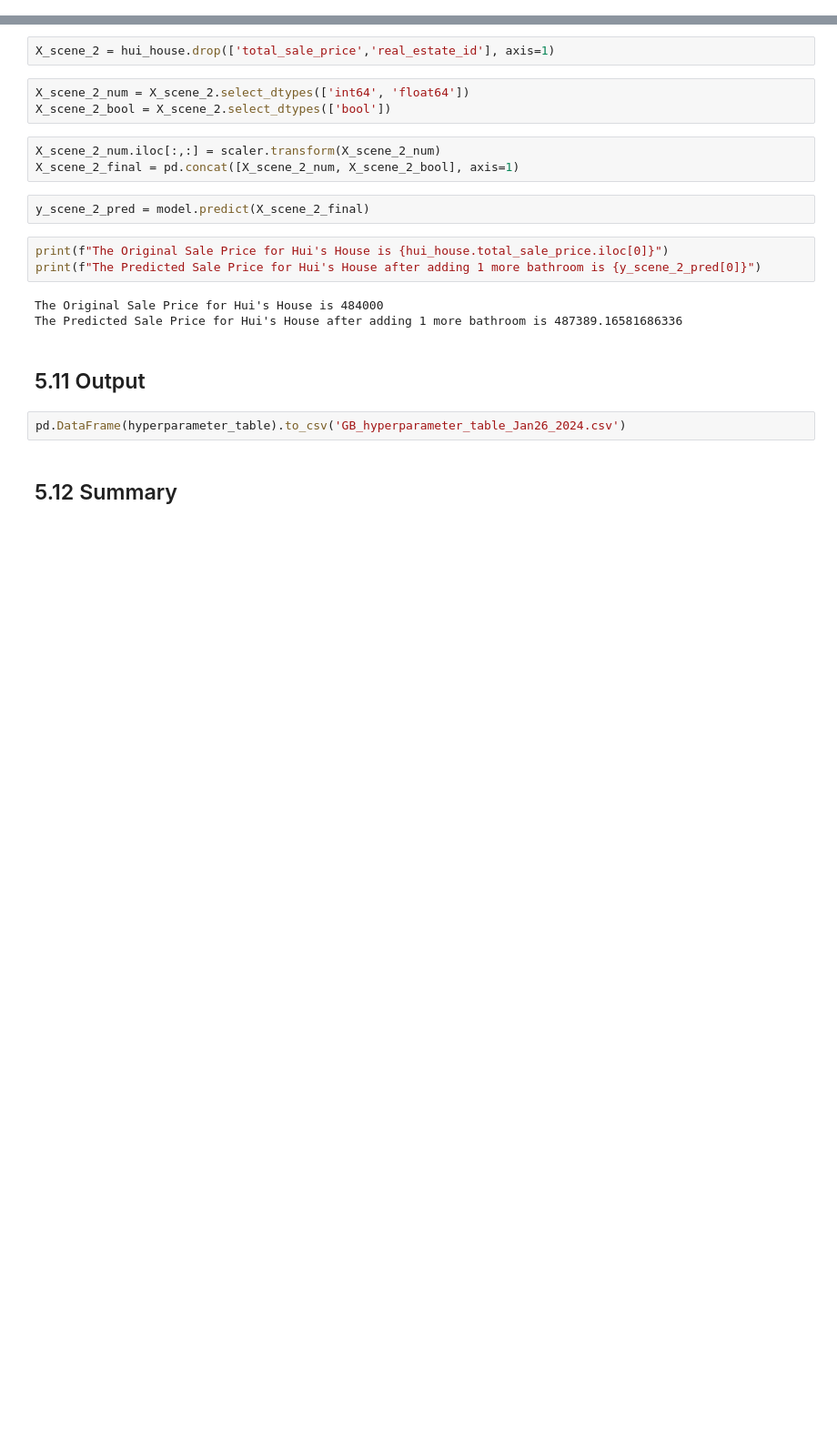
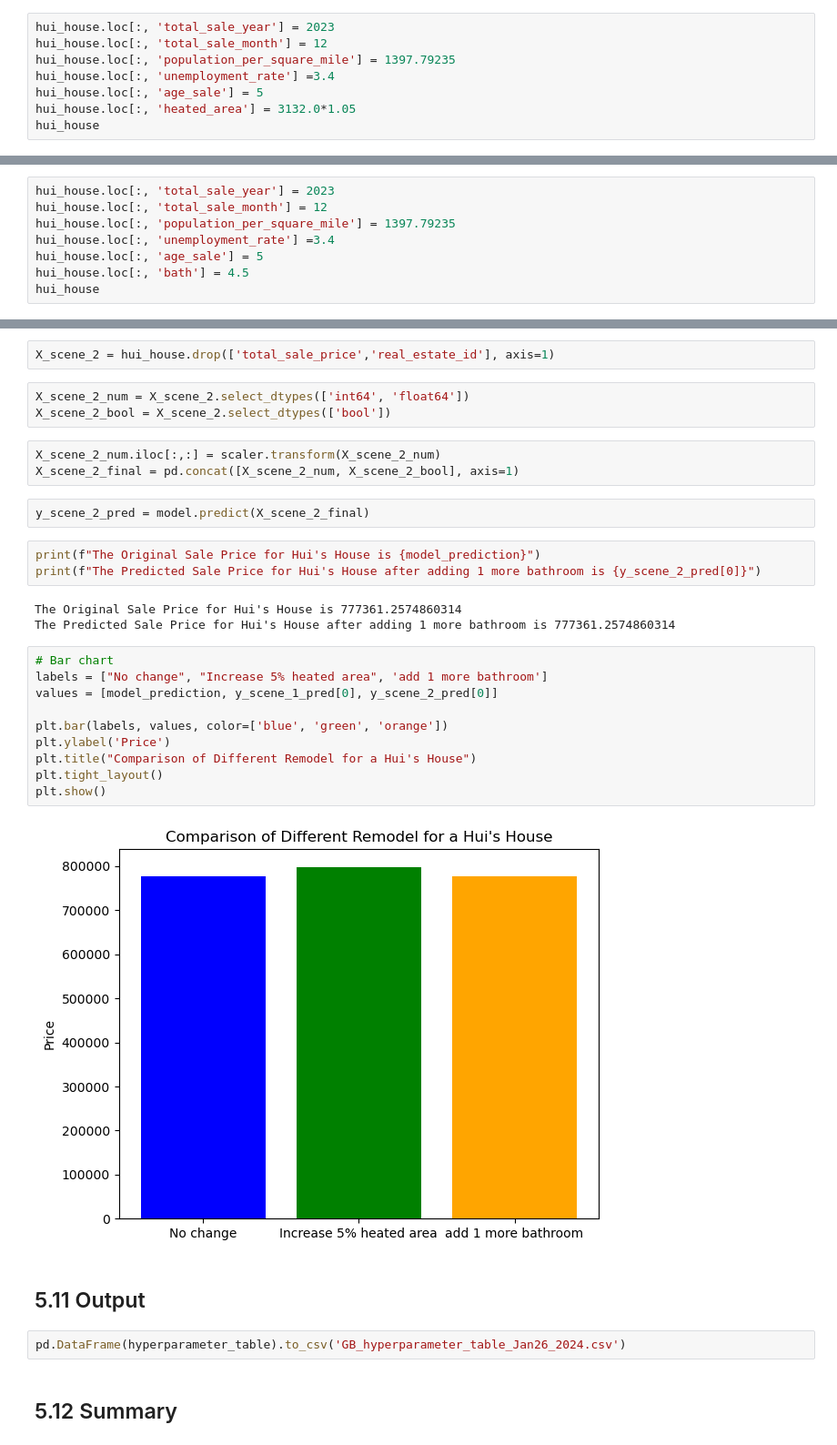
Before and after one commit to tsar1987/Capstone_Project_Two, a Jupyter notebook: Capstone_Two_Step_5_Modeling.ipynb, the cells around one changed output, grey strips where cells are left out. Shown at 91% size. Drawn from its saved outputs; the diff is of its cells as text; blank space fills up the shorter version.

```diff
--- a/Capstone_Two_Step_5_Modeling.ipynb
+++ b/Capstone_Two_Step_5_Modeling.ipynb
@@ -580,0 +612,8 @@ hui_house
+# %%
+hui_house.loc[:, 'total_sale_year'] = 2023
+hui_house.loc[:, 'total_sale_month'] = 12
+hui_house.loc[:, 'population_per_square_mile'] = 1397.79235
+hui_house.loc[:, 'unemployment_rate'] =3.4
+hui_house.loc[:, 'age_sale'] = 5
+hui_house.loc[:, 'heated_area'] = 3132.0*1.05
+hui_house
@@ -610,0 +647,8 @@ hui_house
+# %%
+hui_house.loc[:, 'total_sale_year'] = 2023
+hui_house.loc[:, 'total_sale_month'] = 12
+hui_house.loc[:, 'population_per_square_mile'] = 1397.79235
+hui_house.loc[:, 'unemployment_rate'] =3.4
+hui_house.loc[:, 'age_sale'] = 5
+hui_house.loc[:, 'bath'] = 4.5
+hui_house
@@ -619,11 +666,23 @@ X_scene_2_final = pd.concat([X_scene_2_num, X_scene_2_bool], axis=1)
 # %%
 y_scene_2_pred = model.predict(X_scene_2_final)
 # %%
-print(f"The Original Sale Price for Hui's House is {hui_house.total_sale_price.iloc[0]}")
+print(f"The Original Sale Price for Hui's House is {model_prediction}")
 print(f"The Predicted Sale Price for Hui's House after adding 1 more bathroom is {y_scene_2_pred[0]}")
 # %% [output]
-The Original Sale Price for Hui's House is 484000
-The Predicted Sale Price for Hui's House after adding 1 more bathroom is 487389.16581686336
+The Original Sale Price for Hui's House is 777361.2574860314
+The Predicted Sale Price for Hui's House after adding 1 more bathroom is 777361.2574860314
+# %%
+# Bar chart
+labels = ["No change", "Increase 5% heated area", 'add 1 more bathroom']
+values = [model_prediction, y_scene_1_pred[0], y_scene_2_pred[0]]
+
+plt.bar(labels, values, color=['blue', 'green', 'orange'])
+plt.ylabel('Price')
+plt.title("Comparison of Different Remodel for a Hui's House")
+plt.tight_layout()
+plt.show()
+# %% [output]
+[figure, added]
 # %% [markdown]
 ## 5.11 Output
 # %%
```
Also changed, not shown: parts of 11 cells of this notebook, 5 other files.
